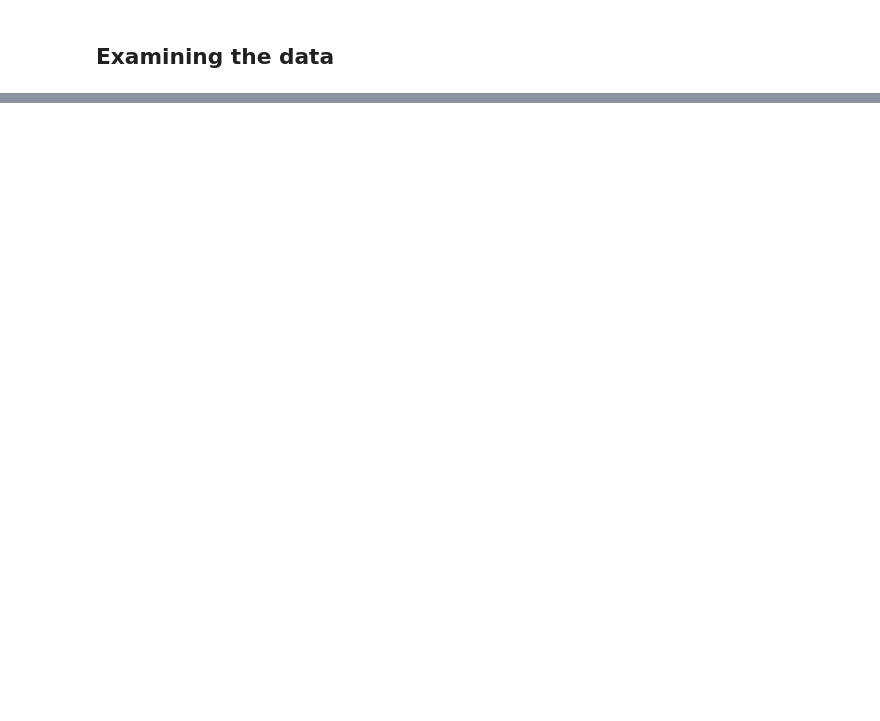
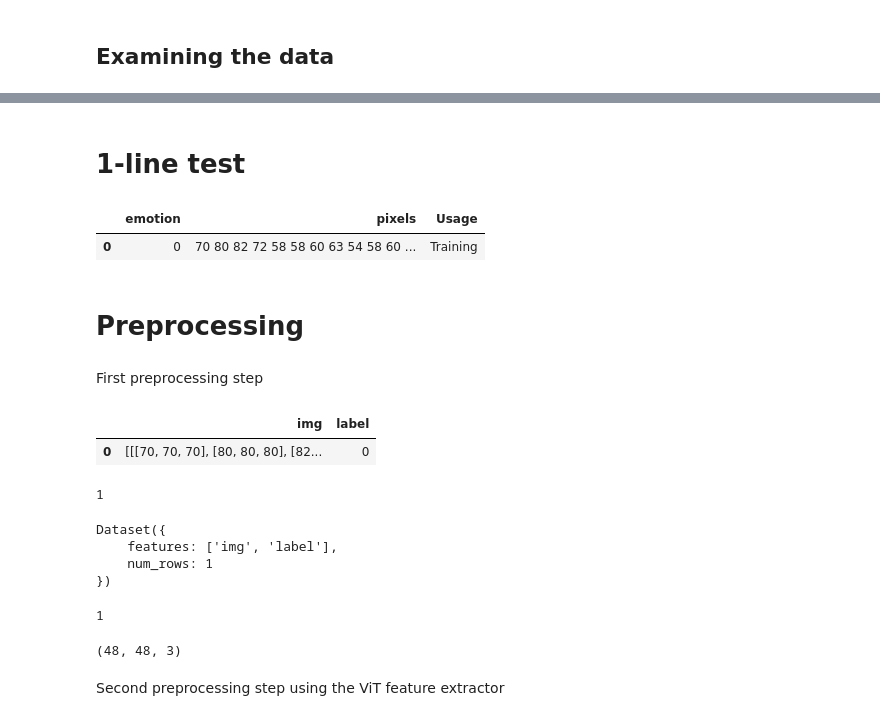
Before and after one commit to NadiaHolmlund/Semester_Project, a Jupyter notebook: ver_2_Facial_Emotion_Recognition_(FER).ipynb, the cells around one changed output, grey strips where cells are left out. Drawn from its saved outputs; the diff is of its cells as text; code cells hidden in the pictures; blank space fills up the shorter version.

```diff
--- a/ver_2_Facial_Emotion_Recognition_(FER).ipynb
+++ b/ver_2_Facial_Emotion_Recognition_(FER).ipynb
@@ -441,3 +443,18 @@ IndexError: ignored
 keys, counts = np.unique(preprocessed_train_ds["label"], return_counts=True)
 plt.bar(string_labels, counts)
 plt.show()
+# %% [markdown]
+# 1-line test
+# %%
+import pandas as pd
+
+fer_df = pd.read_csv("/content/gdrive/MyDrive/Semester_Project/FER2013.csv")  # available on kaggle
+# %%
+test_df = fer_df.head(1)
+# %%
+test_df
+# %% [output]
+|  | emotion | pixels | Usage |
+| 0 | 0 | 70 80 82 72 58 58 60 63 54 58 60 ... | Training |
+# %% [markdown]
+# Preprocessing
@@ -443,0 +468,2 @@ plt.show()
+# %% [markdown]
+First preprocessing step
@@ -443,0 +498,29 @@ plt.show()
+# %%
+prep_test_df.head()
+# %% [output]
+|  | img | label |
+| 0 | [[[70, 70, 70], [80, 80, 80], [82... | 0 |
+# %%
+print(len(prep_test_df))
+# %% [output]
+1
+# %%
+test_ds = Dataset.from_pandas(prep_test_df)
+
+print(test_ds)
+# %% [output]
+Dataset({
+    features: ['img', 'label'],
+    num_rows: 1
+})
+# %%
+print(len(test_ds))
+# %% [output]
+1
+# %%
+# image size
+np.array(test_ds[0]["img"]).shape
+# %% [output]
+(48, 48, 3)
+# %% [markdown]
+Second preprocessing step using the ViT feature extractor
```
Also changed, not shown: parts of 30 cells of this notebook.
